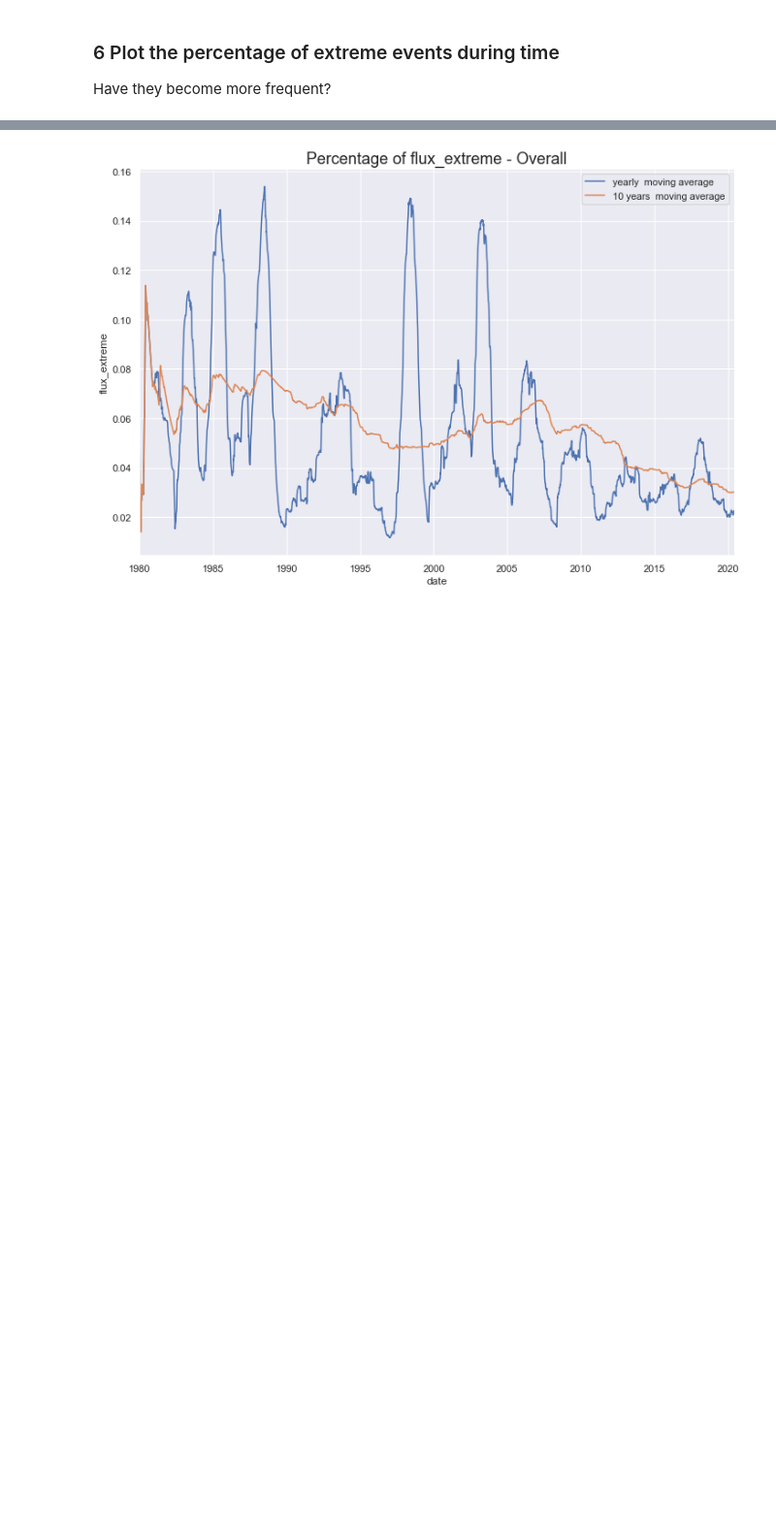
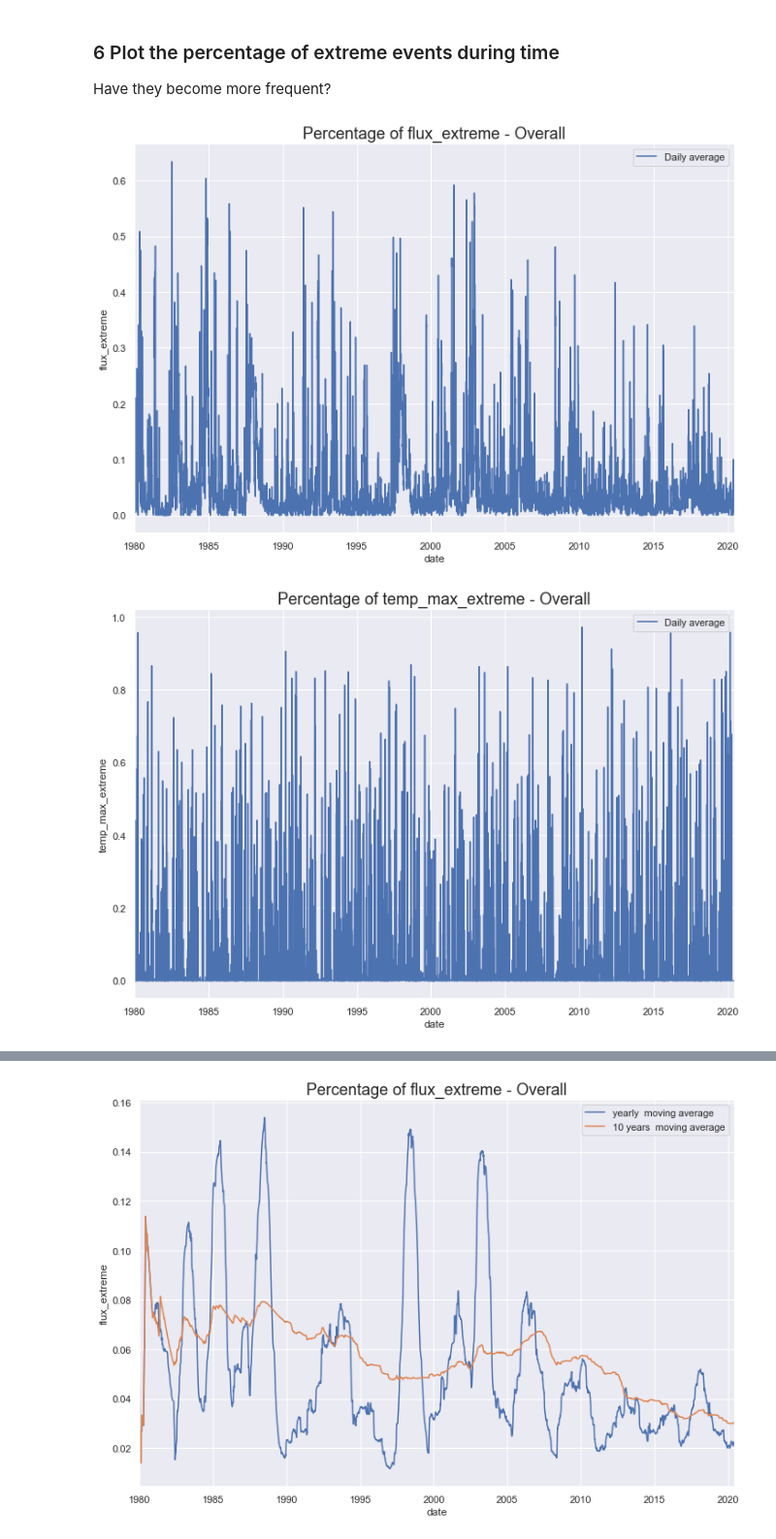
Before and after one commit to yuri-gilferreira/watershed-challenge, a Jupyter notebook: watershed_challenge.ipynb, the cells around one changed output, grey strips where cells are left out. Shown at 97% size. Saved outputs shown, nothing was run; the diff lists cells and outputs as text; code cells hidden in the pictures; blank space fills up the shorter version.

```diff
--- a/watershed_challenge.ipynb
+++ b/watershed_challenge.ipynb
@@ -228,11 +299,16 @@ Have they become more frequent?
 # %%
 for variable in ['flux_extreme', 'temp_max_extreme', 'precip_extreme']:
     # Daily percentage
     avg = data.groupby("date").mean()[variable]
 
     # Plot
-    avg.plot(label = 'Daily average')
+    ax = avg.plot(label = 'Daily average')
     plt.title("Percentage of "+ variable +" - Overall", size = 18)
     plt.legend()
     plt.ylabel(variable)
     plt.show()
+
+    ax.figure.savefig(f"imgs/{variable}_extreme_overall.png")
+# %% [output]
+[figure, added]
+[figure, added]
```
Also changed, not shown: parts of 21 cells of this notebook, 19 other files.
